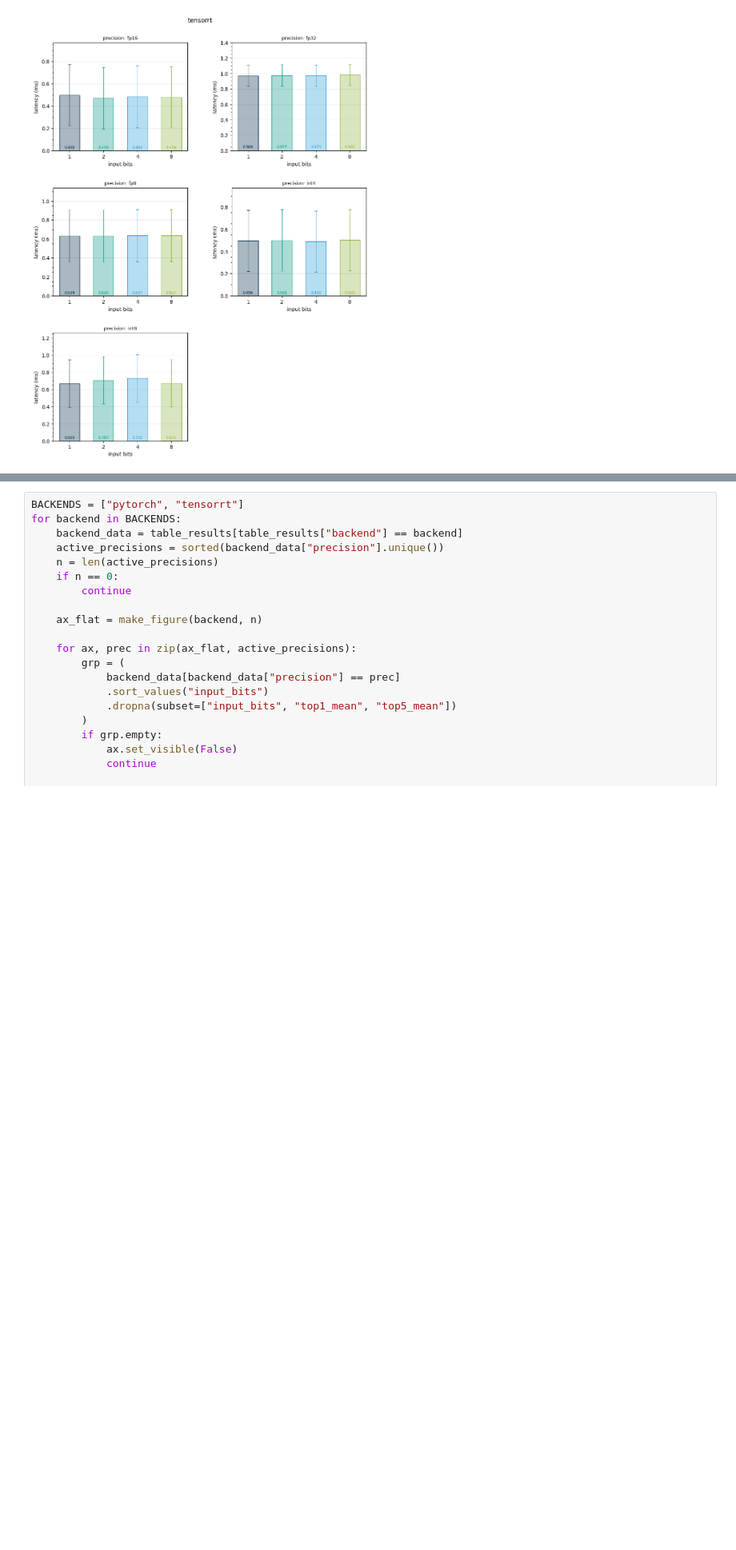
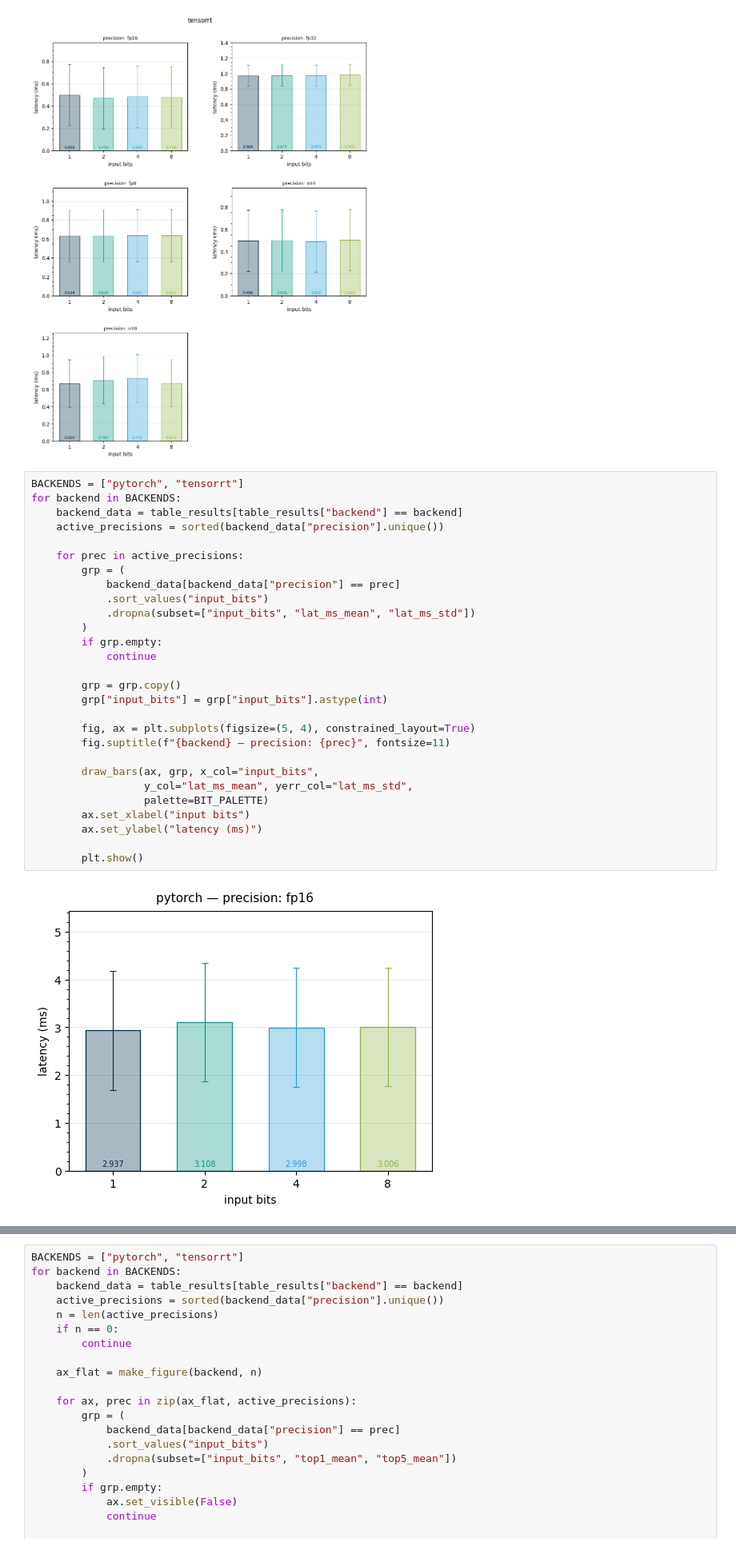
Before and after one commit to pratham1gg/quantized_resnets, a Jupyter notebook: ipynb_books/analysis.ipynb, the cells around one changed output, grey strips where cells are left out. Shown at 80% size. Saved outputs shown, nothing was run; the diff lists cells and outputs as text; blank space fills up the shorter version.

```diff
--- a/ipynb_books/analysis.ipynb
+++ b/ipynb_books/analysis.ipynb
@@ -153,3 +153,33 @@ for backend in BACKENDS:
 # %% [output]
 [figure]
 [figure]
+# %%
+BACKENDS = ["pytorch", "tensorrt"]
+for backend in BACKENDS:
+    backend_data = table_results[table_results["backend"] == backend]
+    active_precisions = sorted(backend_data["precision"].unique())
+
+    for prec in active_precisions:
+        grp = (
+            backend_data[backend_data["precision"] == prec]
+            .sort_values("input_bits")
+            .dropna(subset=["input_bits", "lat_ms_mean", "lat_ms_std"])
+        )
+        if grp.empty:
+            continue
+
+        grp = grp.copy()
+        grp["input_bits"] = grp["input_bits"].astype(int)
+
+        fig, ax = plt.subplots(figsize=(5, 4), constrained_layout=True)
+        fig.suptitle(f"{backend} — precision: {prec}", fontsize=11)
+
+        draw_bars(ax, grp, x_col="input_bits",
+                  y_col="lat_ms_mean", yerr_col="lat_ms_std",
+                  palette=BIT_PALETTE)
+        ax.set_xlabel("input bits")
+        ax.set_ylabel("latency (ms)")
+
+        plt.show()
+# %% [output]
+[figure, added]
```
Also changed, not shown: parts of 3 cells of this notebook, 18 other files.
